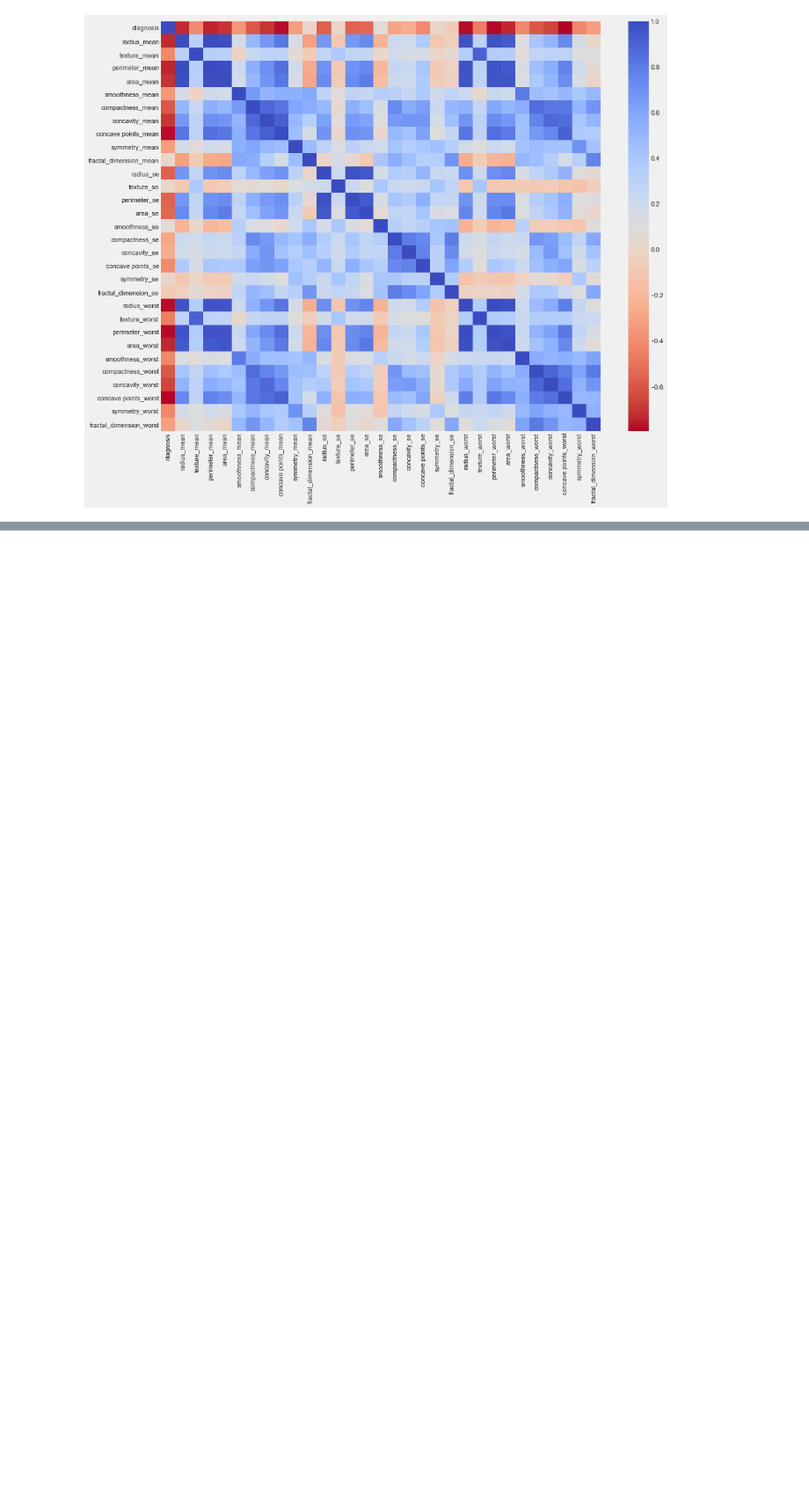
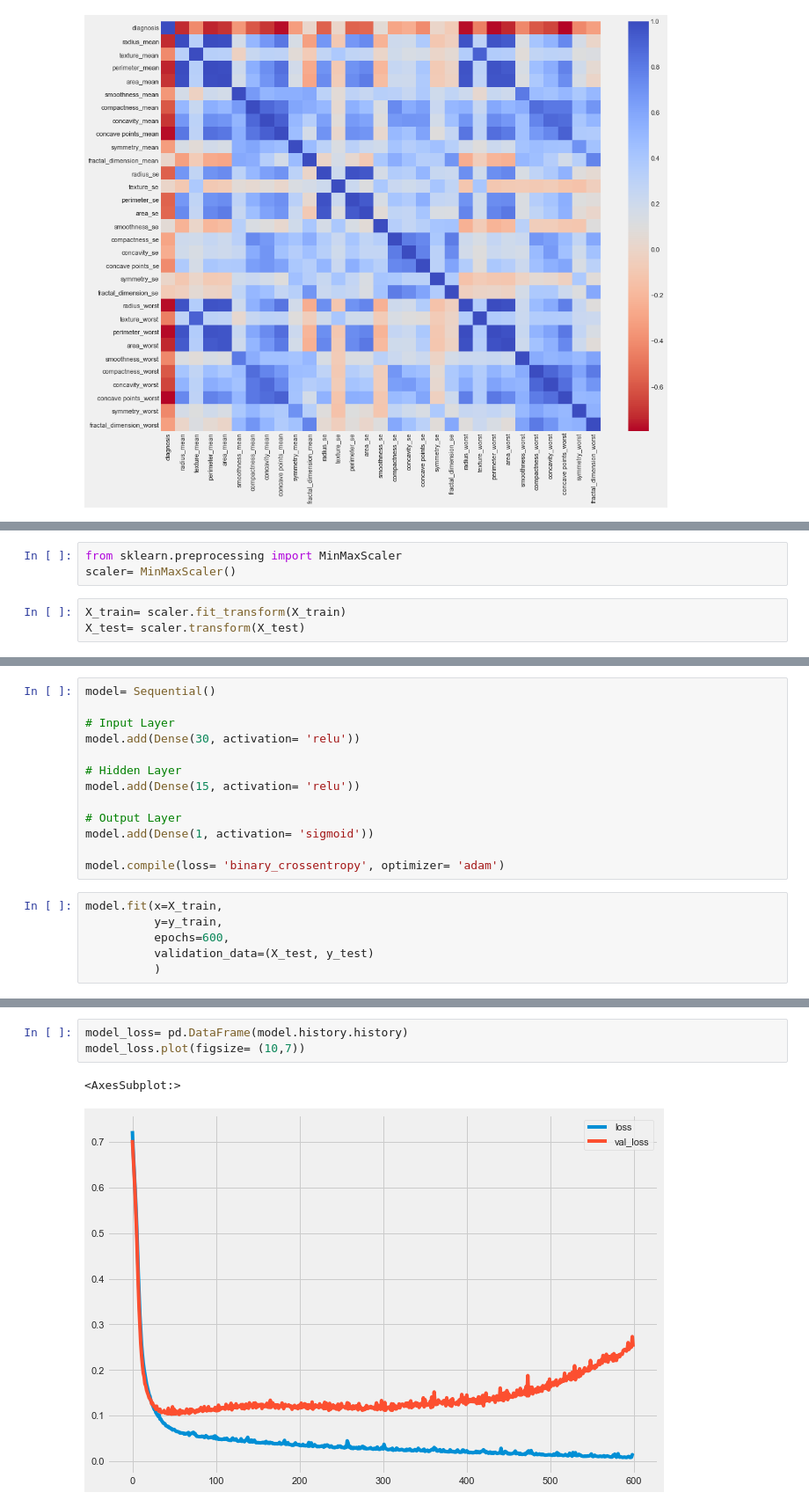
Before and after one commit to sanketughadmathe/Breast-Cancer-Wisconsin-Diagnostic, a Jupyter notebook: V1.ipynb, the cells around one changed output, grey strips where cells are left out. Shown at 88% size. Drawn from its saved outputs; the diff is of its cells as text; blank space fills up the shorter version.

```diff
--- a/V1.ipynb
+++ b/V1.ipynb
@@ -136,0 +149,6 @@ sns.heatmap(df.corr(), cmap= 'coolwarm_r')
+# %%
+from sklearn.preprocessing import MinMaxScaler
+scaler= MinMaxScaler()
+# %%
+X_train= scaler.fit_transform(X_train)
+X_test= scaler.transform(X_test)
@@ -136,0 +160,19 @@ sns.heatmap(df.corr(), cmap= 'coolwarm_r')
+# %%
+model= Sequential()
+
+# Input Layer
+model.add(Dense(30, activation= 'relu'))
+
+# Hidden Layer
+model.add(Dense(15, activation= 'relu'))
+
+# Output Layer
+model.add(Dense(1, activation= 'sigmoid'))
+
+model.compile(loss= 'binary_crossentropy', optimizer= 'adam')
+# %%
+model.fit(x=X_train,
+          y=y_train,
+          epochs=600,
+          validation_data=(X_test, y_test)
+          )
@@ -136,0 +198,6 @@ sns.heatmap(df.corr(), cmap= 'coolwarm_r')
+# %%
+model_loss= pd.DataFrame(model.history.history)
+model_loss.plot(figsize= (10,7))
+# %% [output]
+<AxesSubplot:>
+[figure, added]
```
Also changed, not shown: parts of 27 cells of this notebook.
